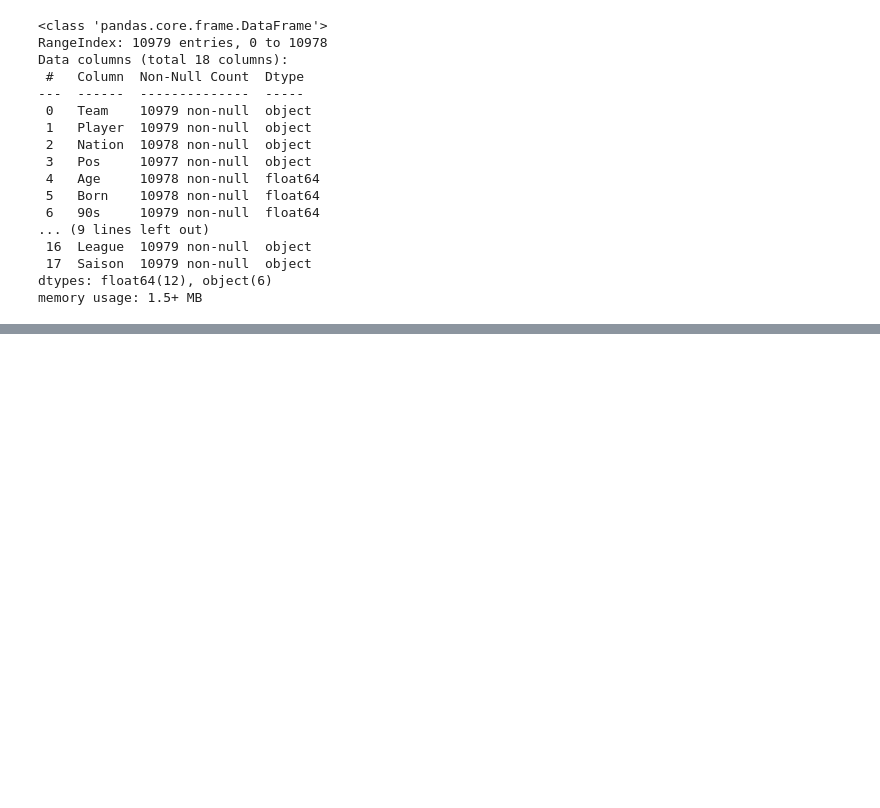
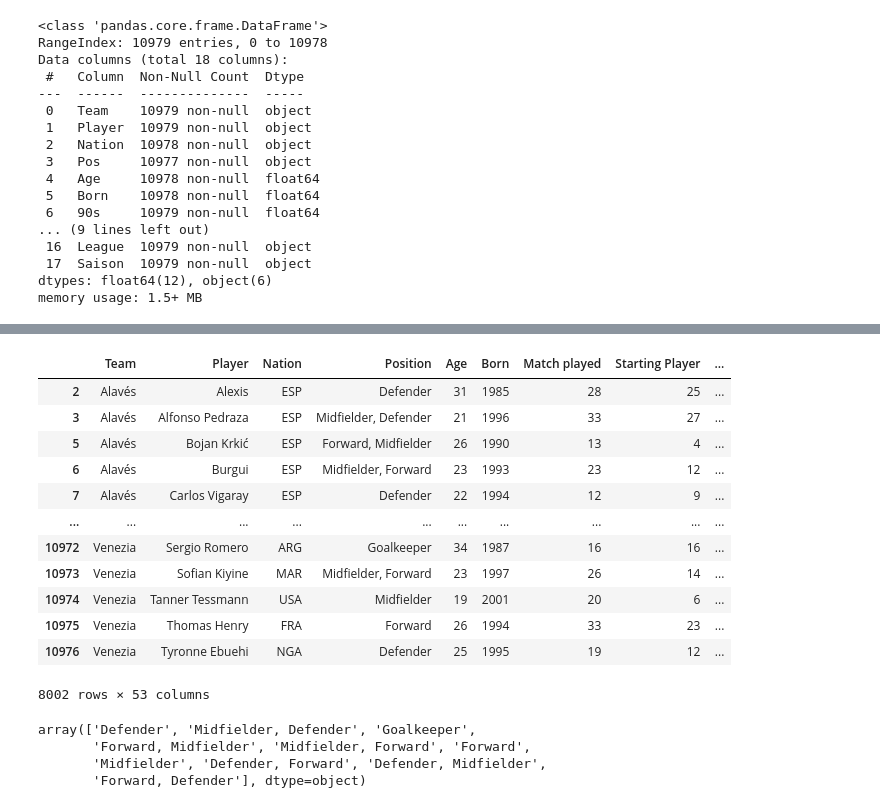
Before and after one commit to lbenyamin/Skoot, a Jupyter notebook: Preprocessing/Preprocessing_FBREF/FBref_pre_processing.ipynb, the cells around one changed output, grey strips where cells are left out. Saved outputs shown, nothing was run; the diff lists cells and outputs as text; code cells hidden in the pictures; blank space fills up the shorter version.

```diff
--- a/Preprocessing/Preprocessing_FBREF/FBref_pre_processing.ipynb
+++ b/Preprocessing/Preprocessing_FBREF/FBref_pre_processing.ipynb
@@ -341,0 +698,3 @@ memory usage: 1.5+ MB
+# %%
+#On remplace les valeur manquante par des 0
+df_merged.fillna(0, inplace=True)
@@ -341,0 +797,5 @@ memory usage: 1.5+ MB
+# %%
+df_t = df_merged[(df_merged['Match played'] >= 10)]
+nb_zeros_par_colonne = (df_t.eq(0)).sum()
+
+print(nb_zeros_par_colonne)
@@ -341,0 +820,23 @@ memory usage: 1.5+ MB
+# %%
+df_t
+# %% [output]
+|  | Team | Player | Nation | Position | Age | Born | Match played | Starting Player | ... |
+| 2 | Alavés | Alexis | ESP | Defender | 31 | 1985 | 28 | 25 | ... |
+| 3 | Alavés | Alfonso Pedraza | ESP | Midfielder, Defender | 21 | 1996 | 33 | 27 | ... |
+| 5 | Alavés | Bojan Krkić | ESP | Forward, Midfielder | 26 | 1990 | 13 | 4 | ... |
+| 6 | Alavés | Burgui | ESP | Midfielder, Forward | 23 | 1993 | 23 | 12 | ... |
+| 7 | Alavés | Carlos Vigaray | ESP | Defender | 22 | 1994 | 12 | 9 | ... |
+| ... | ... | ... | ... | ... | ... | ... | ... | ... | ... |
+| 10972 | Venezia | Sergio Romero | ARG | Goalkeeper | 34 | 1987 | 16 | 16 | ... |
+| 10973 | Venezia | Sofian Kiyine | MAR | Midfielder, Forward | 23 | 1997 | 26 | 14 | ... |
+| 10974 | Venezia | Tanner Tessmann | USA | Midfielder | 19 | 2001 | 20 | 6 | ... |
+| 10975 | Venezia | Thomas Henry | FRA | Forward | 26 | 1994 | 33 | 23 | ... |
+| 10976 | Venezia | Tyronne Ebuehi | NGA | Defender | 25 | 1995 | 19 | 12 | ... |
+8002 rows × 53 columns
+# %%
+df_merged['Position'].unique()
+# %% [output]
+array(['Defender', 'Midfielder, Defender', 'Goalkeeper',
+       'Forward, Midfielder', 'Midfielder, Forward', 'Forward',
+       'Midfielder', 'Defender, Forward', 'Defender, Midfielder',
+       'Forward, Defender'], dtype=object)
```
Also changed, not shown: parts of 44 cells of this notebook.
